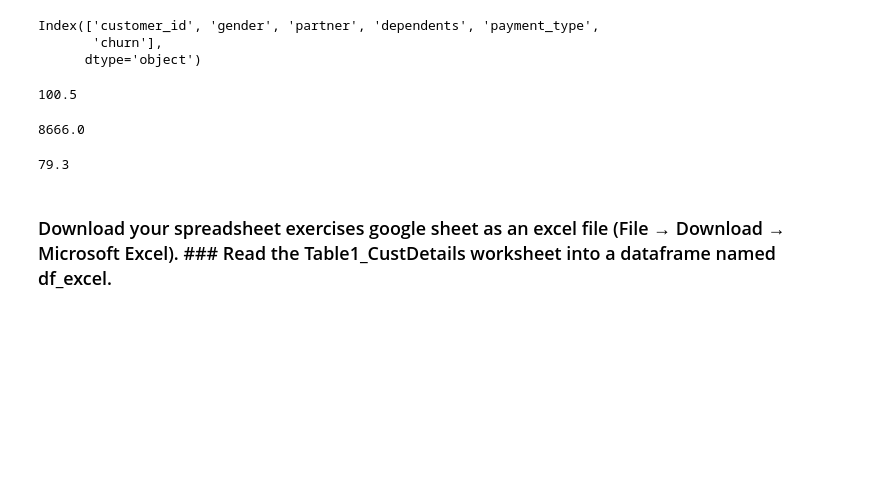
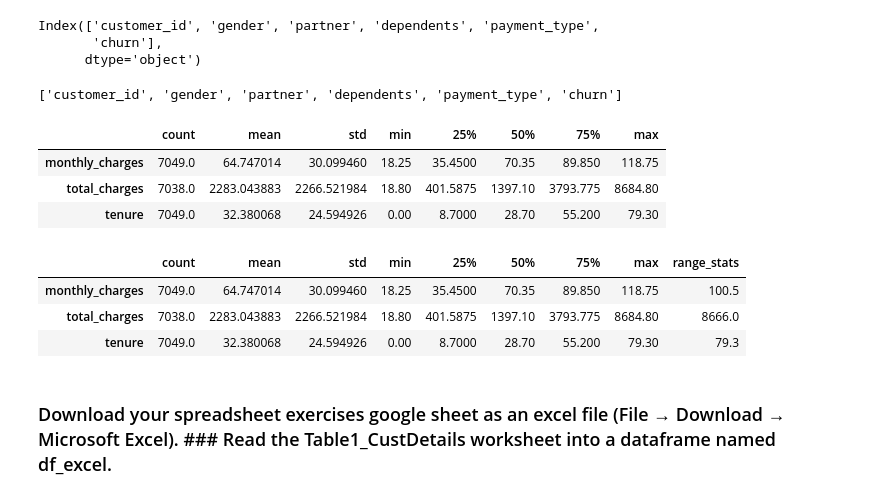
Before and after one commit to Saroj6632/classification-exercises, a Jupyter notebook: classification_exercises.ipynb, the cells around one changed output. Cells and saved outputs as stored; diff of their text form; code cells hidden in the pictures; blank space fills up the shorter version.

```diff
--- a/classification_exercises.ipynb
+++ b/classification_exercises.ipynb
@@ -60,5 +63,5 @@ df_iris.describe()
 # %%
-custdetail = 'https://docs.google.com/spreadsheets/d/1uAYgGWPDHGqocyPZEyKivVEgQ5i8TnvV0Z9bk7FoZgM/edit?usp=sharing'
-csv_custdetail = custdetail.replace('/edit?usp=', '/export?format=csv&gid=')
-csv_custdetail
+cust_detail = 'https://docs.google.com/spreadsheets/d/1xoh7F7OrZYjLzBU8bWfxCmtaM_PmW1qmUU2_mOeikjU/edit#gid=130156301'
+cust_detail_csv = cust_detail.replace('/edit#gid=', '/export?format=csv&gid=')
+cust_detail_csv
 # %% [output]
@@ -66,4 +69,4 @@ csv_custdetail
 # %%
-df_google_sheets =  pd.read_csv(csv_custdetail)
+df_google_sheets =  pd.read_csv(cust_detail_csv)
 df_google_sheets.head()
 # %% [output]
@@ -74,6 +82,3 @@ HTTPError: HTTP Error 400: Bad Request
 - print the first 5 column names
 - print the column names that have a data type of object
 - compute the range for each of the numeric variables.
-# %%
-df_google_sheets = pd.read_clipboard()
-df_google_sheets.head()
@@ -131,18 +137,28 @@ df_google_sheets.columns[df_google_sheets.dtypes == 'object']
 Index(['customer_id', 'gender', 'partner', 'dependents', 'payment_type',
        'churn'],
       dtype='object')
+# %%
+df_google_sheets.select_dtypes(include='object').columns.tolist()
+# %% [output]
+['customer_id', 'gender', 'partner', 'dependents', 'payment_type', 'churn']
 # %%
-(df_google_sheets.monthly_charges).max() - (df_google_sheets.monthly_charges).min()
+#transpose of a dataframe summary
+sum_stats= df_google_sheets[['monthly_charges','total_charges','tenure']].describe().T
+sum_stats
 # %% [output]
-100.5
+|  | count | mean | std | min | 25% | 50% | 75% | max |
+| monthly_charges | 7049.0 | 64.747014 | 30.099460 | 18.25 | 35.4500 | 70.35 | 89.850 | 118.75 |
+| total_charges | 7038.0 | 2283.043883 | 2266.521984 | 18.80 | 401.5875 | 1397.10 | 3793.775 | 8684.80 |
+| tenure | 7049.0 | 32.380068 | 24.594926 | 0.00 | 8.7000 | 28.70 | 55.200 | 79.30 |
-# %%
-(df_google_sheets.total_charges).max() - (df_google_sheets.total_charges).min()
-# %% [output]
-8666.0
-# %%
-(df_google_sheets.tenure).max() - (df_google_sheets.tenure).min()
-# %% [output]
-79.3
+# %%
+## range values for (month,total) charges and tenure which are numerical datatypes
+sum_stats['range_stats']=sum_stats['max'] - sum_stats['min']
+sum_stats
+# %% [output]
+|  | count | mean | std | min | 25% | 50% | 75% | max | range_stats |
+| monthly_charges | 7049.0 | 64.747014 | 30.099460 | 18.25 | 35.4500 | 70.35 | 89.850 | 118.75 | 100.5 |
+| total_charges | 7038.0 | 2283.043883 | 2266.521984 | 18.80 | 401.5875 | 1397.10 | 3793.775 | 8684.80 | 8666.0 |
+| tenure | 7049.0 | 32.380068 | 24.594926 | 0.00 | 8.7000 | 28.70 | 55.200 | 79.30 | 79.3 |
 # %% [markdown]
 ### Download your spreadsheet exercises google sheet as an excel file (File → Download → Microsoft Excel). ### Read the Table1_CustDetails worksheet into a dataframe named df_excel.
 # %% [markdown]
```
Also changed, not shown: parts of 22 cells of this notebook.
